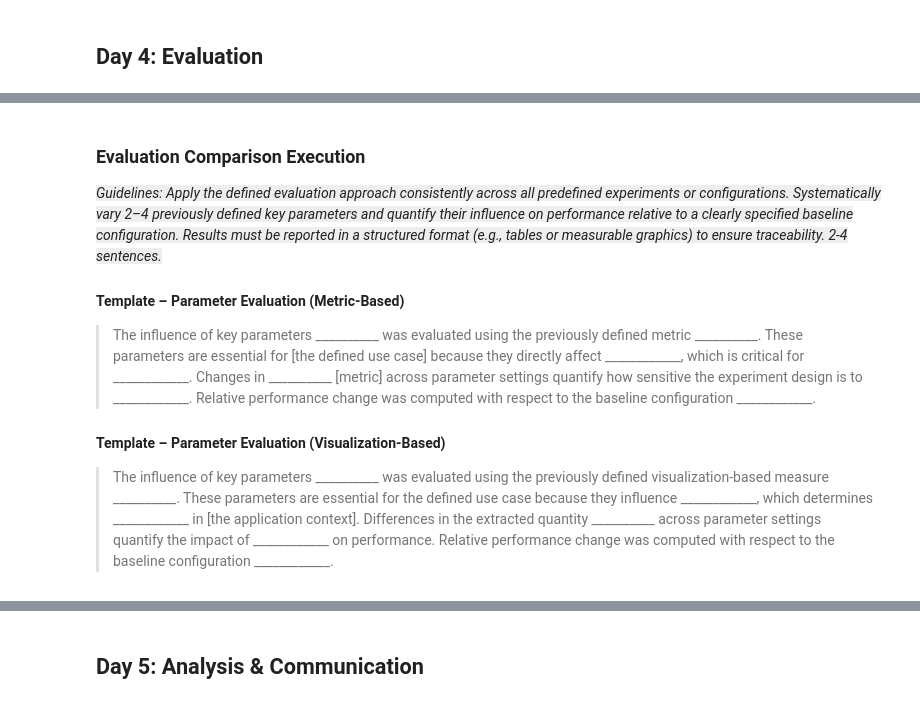
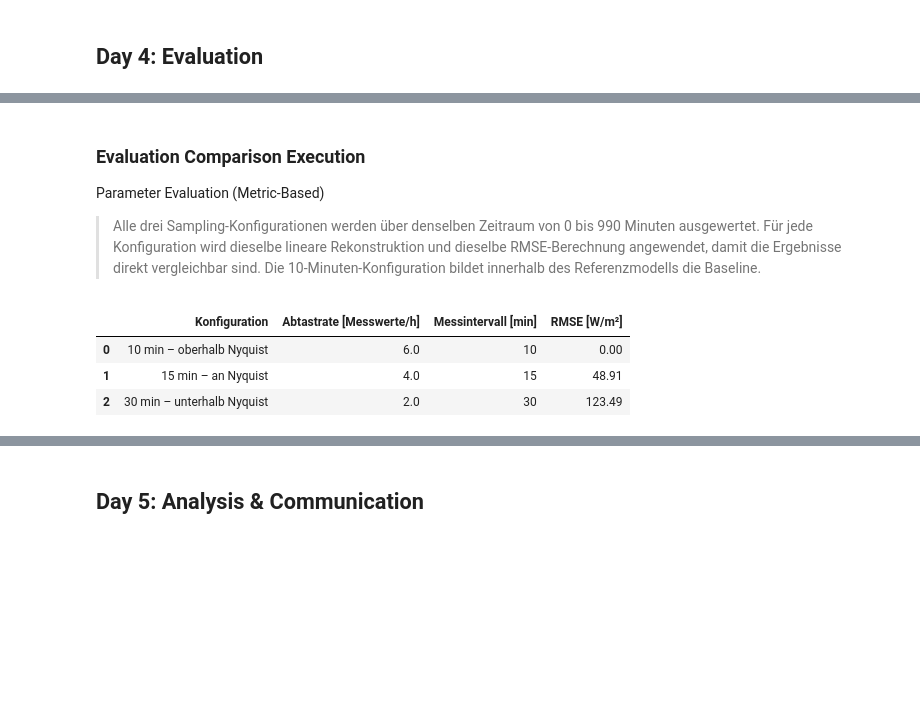
Before and after one commit to Haris-1-1/gbsv, a Jupyter notebook: gbsv_mc1/notebooks/01_sampling_theorem.ipynb, the cells around one changed output, grey strips where cells are left out. Saved outputs shown, nothing was run; the diff lists cells and outputs as text; code cells hidden in the pictures; blank space fills up the shorter version.

```diff
--- a/gbsv_mc1/notebooks/01_sampling_theorem.ipynb
+++ b/gbsv_mc1/notebooks/01_sampling_theorem.ipynb
@@ -454,21 +432,53 @@ Example – Frequency Spectrum Comparison:
 # %% [markdown]
 ### Evaluation Comparison Execution
 
-<span style="background-color: #eeeeee;">*Guidelines: Apply the defined evaluation approach consistently across all predefined experiments or configurations. Systematically vary 2–4 previously defined key parameters and quantify their influence on performance relative to a clearly specified baseline configuration. Results must be reported in a structured format (e.g., tables or measurable graphics) to ensure traceability. 2-4 sentences.*</span>
 
+Parameter Evaluation (Metric-Based)
 
-#### Template – Parameter Evaluation (Metric-Based)
-
->The influence of key parameters __________ was evaluated using the previously defined metric __________.
-These parameters are essential for [the defined use case] because they directly affect ____________, which is critical for ____________.
-Changes in __________ [metric] across parameter settings quantify how sensitive the experiment design is to ____________.
-Relative performance change was computed with respect to the baseline configuration ____________.
-
-#### Template – Parameter Evaluation (Visualization-Based)
-
->The influence of key parameters __________ was evaluated using the previously defined visualization-based measure __________.
-These parameters are essential for the defined use case because they influence ____________, which determines ____________ in [the application context].
-Differences in the extracted quantity __________ across parameter settings quantify the impact of ____________ on performance.
-Relative performance change was computed with respect to the baseline configuration ____________.
+>Alle drei Sampling-Konfigurationen werden über denselben Zeitraum von 0 bis 990 Minuten ausgewertet. Für jede Konfiguration wird dieselbe lineare Rekonstruktion und dieselbe RMSE-Berechnung angewendet, damit die Ergebnisse direkt vergleichbar sind. Die 10-Minuten-Konfiguration bildet innerhalb des Referenzmodells die Baseline.
 # %%
-## Placeholder for code-based analysis, quantitative result reporting, and structured comparison using tables and/or graphics.
+evaluation_end = min(
+    time_10[-1],
+    time_15[-1],
+    time_30[-1]
+)
+
+evaluation_mask = reference_minutes <= evaluation_end
+evaluation_time = reference_minutes[evaluation_mask]
+evaluation_reference = reference_signal[evaluation_mask]
+
+configurations = {
+    "10 min – oberhalb Nyquist": (time_10, sample_10, 10),
+    "15 min – an Nyquist": (time_15, sample_15, 15),
+    "30 min – unterhalb Nyquist": (time_30, sample_30, 30)
+}
+
+evaluation_rows = []
+
+for name, (sample_times, sample_values, interval) in configurations.items():
+    reconstructed_signal = np.interp(
+        evaluation_time,
+        sample_times,
+        sample_values
+    )
+
+    rmse = np.sqrt(
+        np.mean(
+            (evaluation_reference - reconstructed_signal) ** 2
+        )
+    )
+
+    evaluation_rows.append({
+        "Konfiguration": name,
+        "Abtastrate [Messwerte/h]": 60 / interval,
+        "Messintervall [min]": interval,
+        "RMSE [W/m²]": rmse
+    })
+
+evaluation_results = pd.DataFrame(evaluation_rows)
+evaluation_results.round(2)
+# %% [output]
+|  | Konfiguration | Abtastrate [Messwerte/h] | Messintervall [min] | RMSE [W/m²] |
+| 0 | 10 min – oberhalb Nyquist | 6.0 | 10 | 0.00 |
+| 1 | 15 min – an Nyquist | 4.0 | 15 | 48.91 |
+| 2 | 30 min – unterhalb Nyquist | 2.0 | 30 | 123.49 |
```
Also changed, not shown: parts of 4 cells of this notebook.
